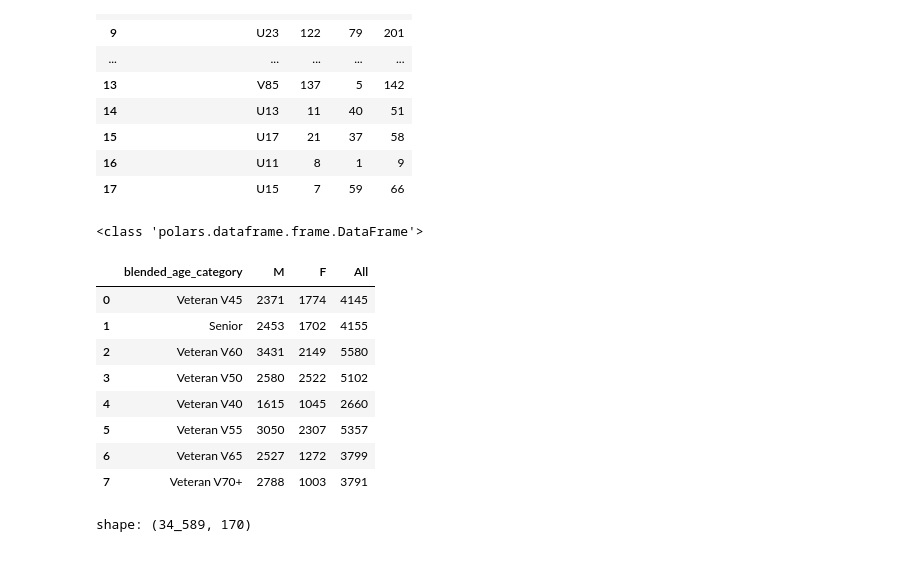
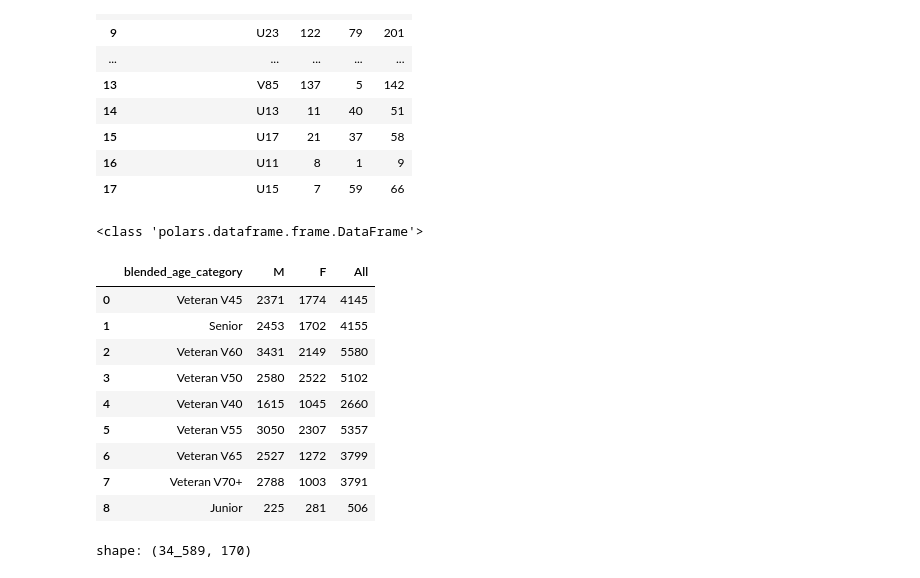
Before and after one commit to CoderGregH/wsfrl, a Jupyter notebook: Predictors/Age/HowOldAreThey.ipynb, the cells around one changed output. Drawn from its saved outputs; the diff is of its cells as text; code cells hidden in the pictures.

```diff
--- a/Predictors/Age/HowOldAreThey.ipynb
+++ b/Predictors/Age/HowOldAreThey.ipynb
@@ -130,32 +128,33 @@ df_ages = df_ages.with_columns((pl.col("p_of_10_road_age_category").map_elements
 # %%
  # Pivot the DataFrame
 # Assuming df_ages is your Polars DataFrame
-pivot_df = df_ages.pivot(
+pivot_df_blended_age_cat = df_ages.pivot(
     values=[WsfrlColumnForAgesGenerated.BlendedAgeCategory],  # Use "*" to count all occurrences
     index=WsfrlColumnForAgesGenerated.BlendedAgeCategory,
     on=WsfrlColumnOverall.Gender,
     aggregate_function="len"
 ).to_pandas()
 
 print(type(df_ages))
 # # Sum the counts across gender columns to create a row total
 # pivot_df = pivot_df.with_column(
 #     pl.sum_horizontal(pivot_df.select(pl.col(WsfrlColumnOverall.Gender).unique())).alias("row_total")
 # )
-pivot_df["All"] = pivot_df["M"] + pivot_df["F"]
+pivot_df_blended_age_cat["All"] = pivot_df_blended_age_cat["M"] + pivot_df_blended_age_cat["F"]
 
-display(pivot_df)
+display(pivot_df_blended_age_cat)
 # %% [output]
 <class 'polars.dataframe.frame.DataFrame'>
 |  | blended_age_category | M | F | All |
 | 0 | Veteran V45 | 2371 | 1774 | 4145 |
 | 1 | Senior | 2453 | 1702 | 4155 |
 | 2 | Veteran V60 | 3431 | 2149 | 5580 |
 | 3 | Veteran V50 | 2580 | 2522 | 5102 |
 | 4 | Veteran V40 | 1615 | 1045 | 2660 |
 | 5 | Veteran V55 | 3050 | 2307 | 5357 |
 | 6 | Veteran V65 | 2527 | 1272 | 3799 |
 | 7 | Veteran V70+ | 2788 | 1003 | 3791 |
+| 8 | Junior | 225 | 281 | 506 |
 # %%
 # Remove all junior as they are a tiny sub population
 df_ages = df_ages.filter(
```
Also changed, not shown: parts of 15 cells of this notebook.
